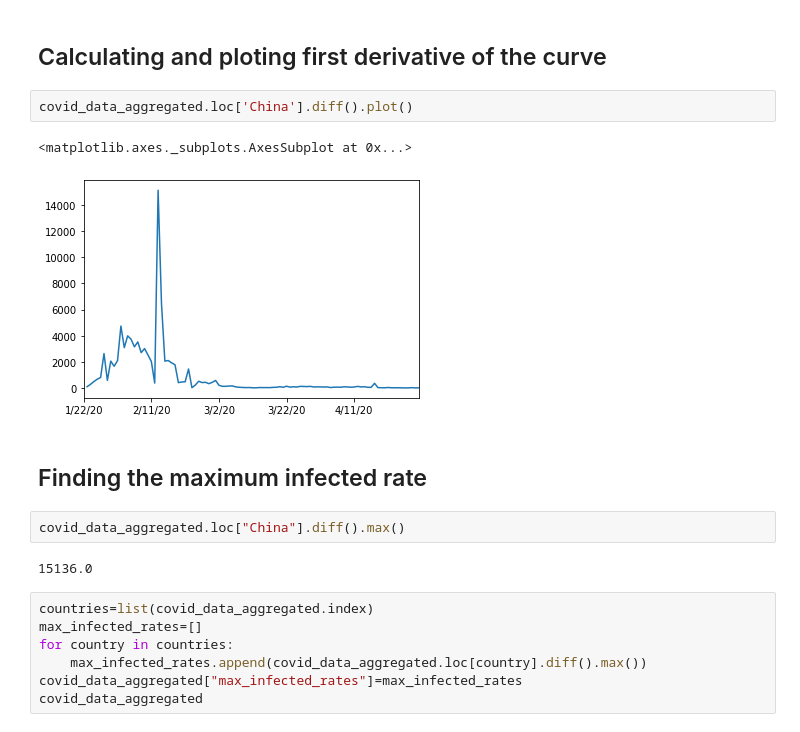
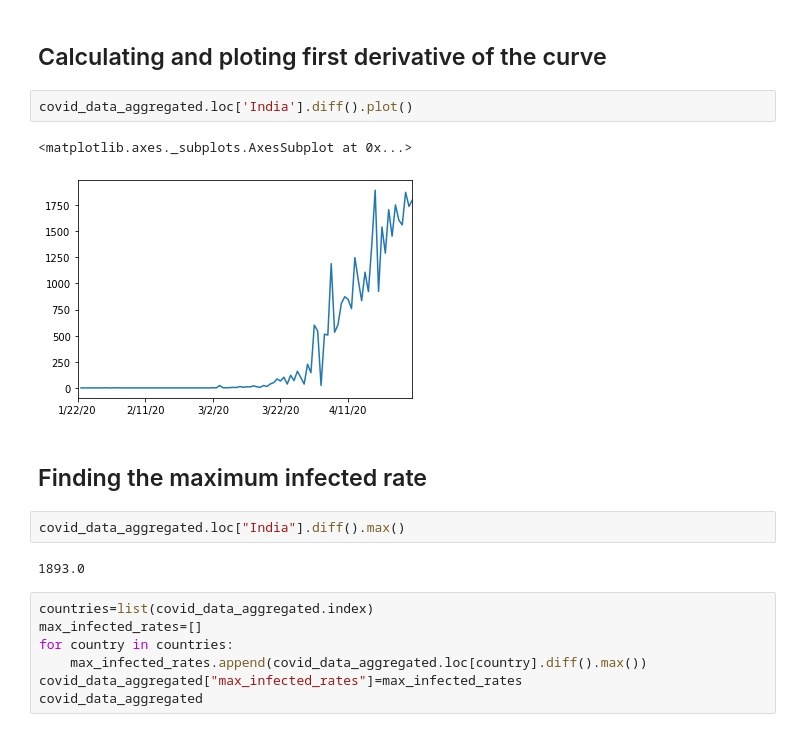
Before and after one commit to sushmithas99/COVID19_Data_Analysis, a Jupyter notebook: COVID-19 Data_analysis.ipynb, the cells around one changed output. Cells and saved outputs as stored; diff of their text form.

```diff
--- a/COVID-19 Data_analysis.ipynb
+++ b/COVID-19 Data_analysis.ipynb
@@ -77,16 +90,16 @@ covid_data_aggregated.loc['China'][:3].plot()
 # %% [markdown]
 ## Calculating and ploting first derivative of the curve
 # %%
-covid_data_aggregated.loc['China'].diff().plot()
+covid_data_aggregated.loc['India'].diff().plot()
 # %% [output]
 <matplotlib.axes._subplots.AxesSubplot at 0x...>
-[figure, old version]
+[figure, new version]
 # %% [markdown]
 ## Finding the maximum infected rate
 # %%
-covid_data_aggregated.loc["China"].diff().max()
+covid_data_aggregated.loc["India"].diff().max()
 # %% [output]
-15136.0
+1893.0
 # %%
 countries=list(covid_data_aggregated.index)
 max_infected_rates=[]
```
Also changed, not shown: parts of 23 cells of this notebook.
